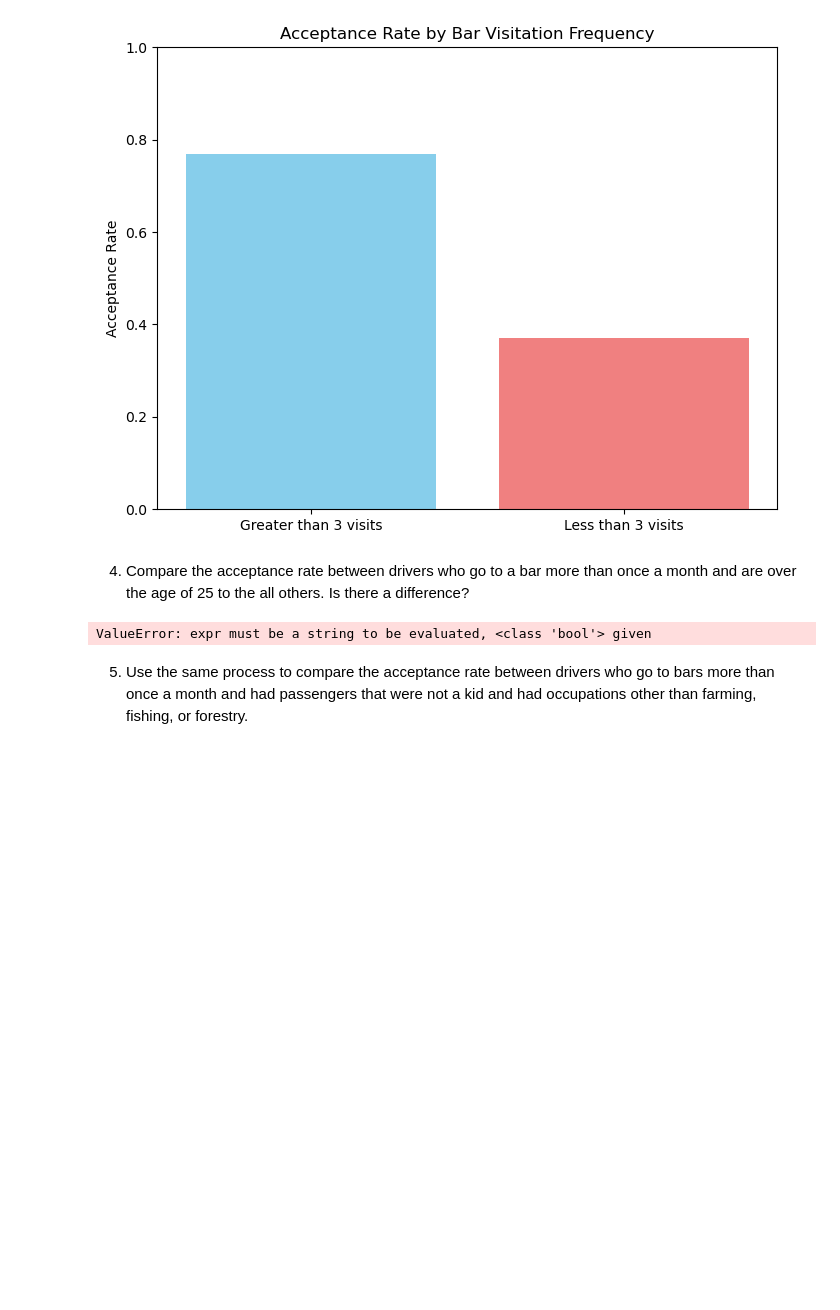
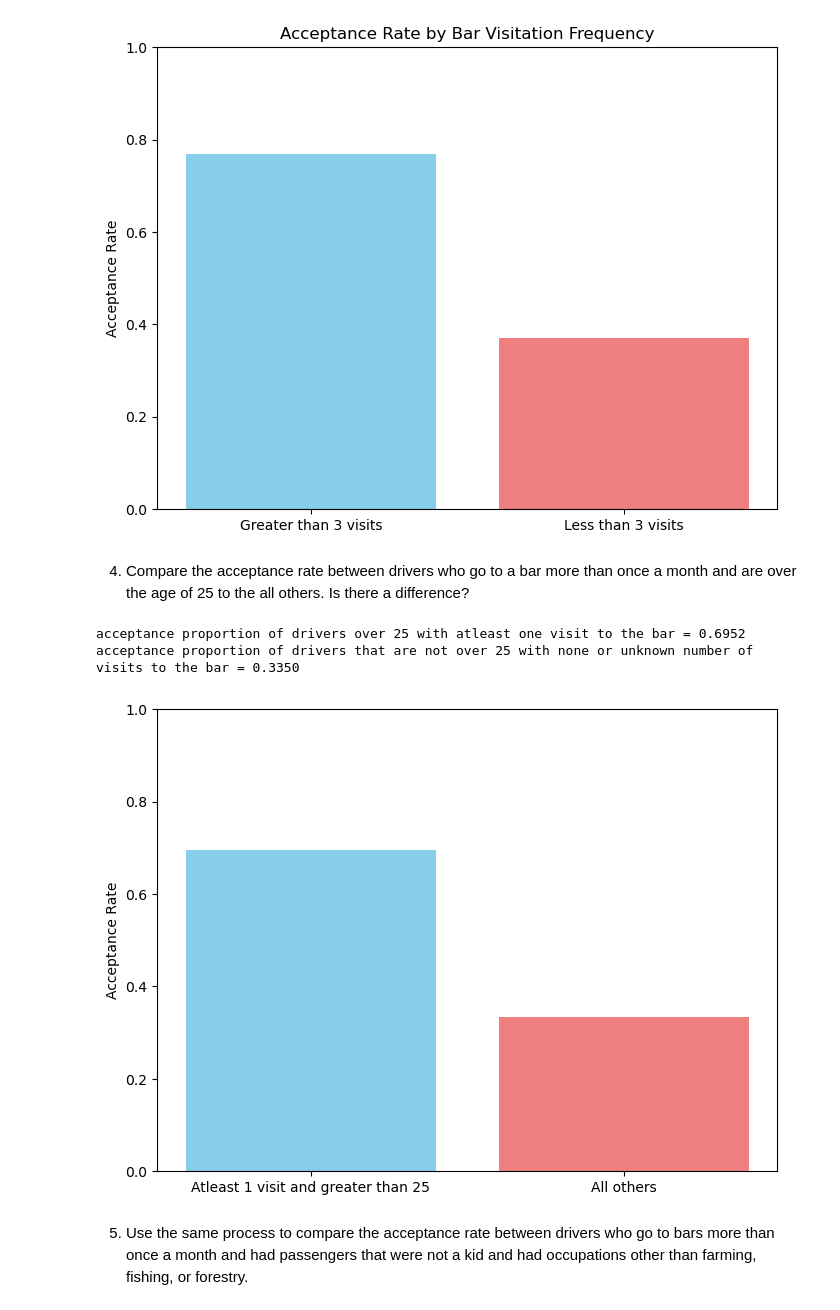
Before and after one commit to rooparb-cyber/MLPortfolio, a Jupyter notebook: Coupon Analysis/couponAnalysis.ipynb, the cells around one changed output. Saved outputs shown, nothing was run; the diff lists cells and outputs as text; code cells hidden in the pictures; blank space fills up the shorter version.

```diff
--- a/Coupon Analysis/couponAnalysis.ipynb
+++ b/Coupon Analysis/couponAnalysis.ipynb
@@ -173,15 +173,30 @@ proportion of bar observations that accepted a coupon with less than 3 visits =
 # %% [markdown]
 4. Compare the acceptance rate between drivers who go to a bar more than once a month and are over the age of 25 to the all others.  Is there a difference?
 # %%
-# Create two dataframes where one contains everything that is less than 3 visits and another that contains everything that is greater
-# Keep in mind we have unknowns in it
-filteredGroup = barData.query( 'Bar not in (["unknown","never","less1"]) and ageNumeric > 25')
-nonFilteredBarGroup = barData.query( not 'Bar not in (["unknown","never","less1"]) and ageNumeric > 25')
+# Create two dataframes where one contains everything that has atleast one bar visit and over the age of 25, and all others.
+# Create two dataframes where one contains everything that has atleast one bar visit and over the age of 25, and all others.
+filteredGroup = barData.query('Bar not in ["unknown","never","less1"] and ageNumeric > 25')
+othersGroup = barData.query('not (Bar not in ["unknown","never","less1"] and ageNumeric > 25)')
+
 filteredGroupProportion = filteredGroup.query('Y==1').shape[0]/filteredGroup.shape[0]
+otherGroupProportion = othersGroup.query('Y==1').shape[0]/othersGroup.shape[0]
 
-print( f'proportion of bar observations that accepted a coupon with greater than 3 visits = {filteredGroupProportion}')
+print( f'acceptance proportion of drivers over 25 with atleast one visit to the bar = {filteredGroupProportion:.4f}')
+print( f'acceptance proportion of drivers that are not over 25 with none or unknown number of visits to the bar = {otherGroupProportion:.4f}')
+
+
+labels = ['Atleast 1 visit and greater than 25', 'All others']
+proportions = [filteredGroupProportion, otherGroupProportion]
+
+plt.figure(figsize=(8, 6))
+plt.bar(labels, proportions, color=['skyblue', 'lightcoral'])
+plt.ylabel('Acceptance Rate')
+plt.ylim(0, 1) # Proportions are between 0 and 1
+plt.show()
 # %% [output]
-ValueError: expr must be a string to be evaluated, <class 'bool'> given
+acceptance proportion of drivers over 25 with atleast one visit to the bar = 0.6952
+acceptance proportion of drivers that are not over 25 with none or unknown number of visits to the bar = 0.3350
+[figure, added]
 # %% [markdown]
 5. Use the same process to compare the acceptance rate between drivers who go to bars more than once a month and had passengers that were not a kid and had occupations other than farming, fishing, or forestry.
 # %% [markdown]
```
Also changed, not shown: parts of 4 cells of this notebook, 1 other file.
